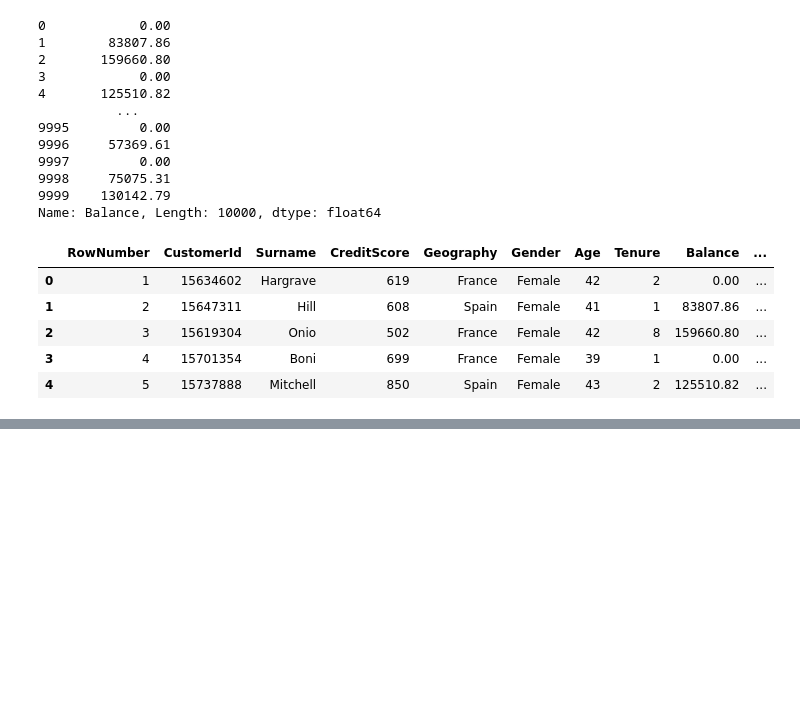
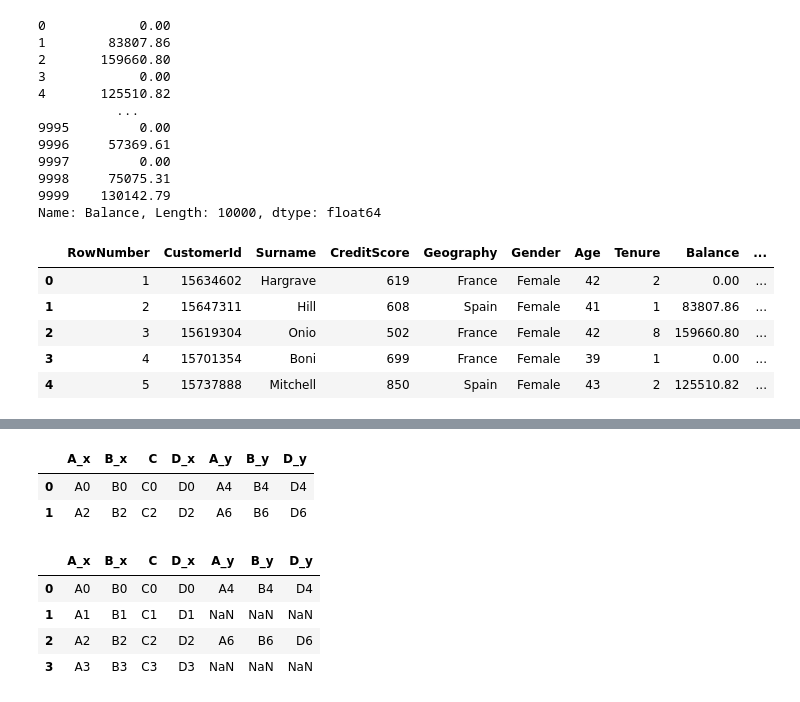
Before and after one commit to Arnab-apk/Gen_AI, a Jupyter notebook: pandas.ipynb, the cells around one changed output, grey strips where cells are left out. Saved outputs shown, nothing was run; the diff lists cells and outputs as text; code cells hidden in the pictures; blank space fills up the shorter version.

```diff
--- a/pandas.ipynb
+++ b/pandas.ipynb
@@ -329,0 +576,17 @@ df2 = pd.DataFrame({'A': ['A4', 'A5', 'A6', 'A7'],
+# %%
+#inner-join
+merge_df=pd.merge(df1,df2,on='C',how='inner')
+merge_df
+# %% [output]
+|  | A_x | B_x | C | D_x | A_y | B_y | D_y |
+| 0 | A0 | B0 | C0 | D0 | A4 | B4 | D4 |
+| 1 | A2 | B2 | C2 | D2 | A6 | B6 | D6 |
+# %%
+merge_df=pd.merge(df1,df2,on='C',how='left')
+merge_df
+# %% [output]
+|  | A_x | B_x | C | D_x | A_y | B_y | D_y |
+| 0 | A0 | B0 | C0 | D0 | A4 | B4 | D4 |
+| 1 | A1 | B1 | C1 | D1 | NaN | NaN | NaN |
+| 2 | A2 | B2 | C2 | D2 | A6 | B6 | D6 |
+| 3 | A3 | B3 | C3 | D3 | NaN | NaN | NaN |
```
Also changed, not shown: parts of 83 cells of this notebook, 1 other file.
